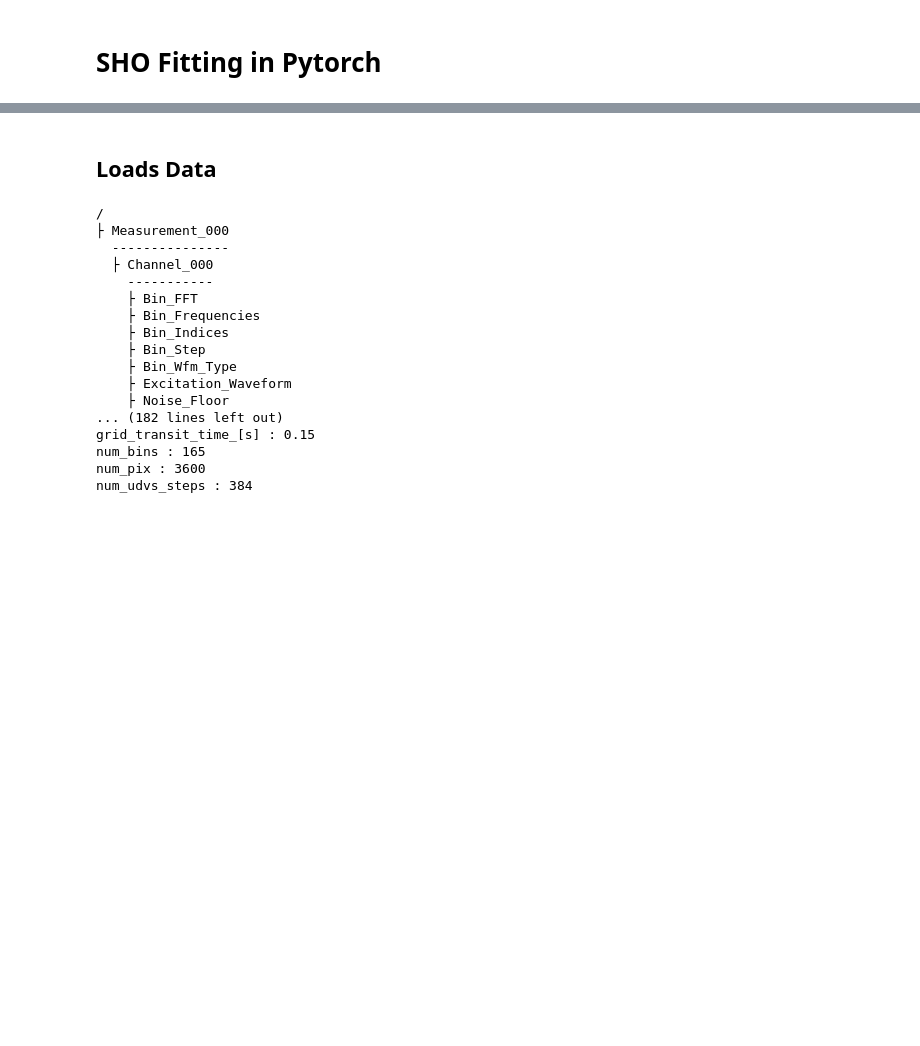
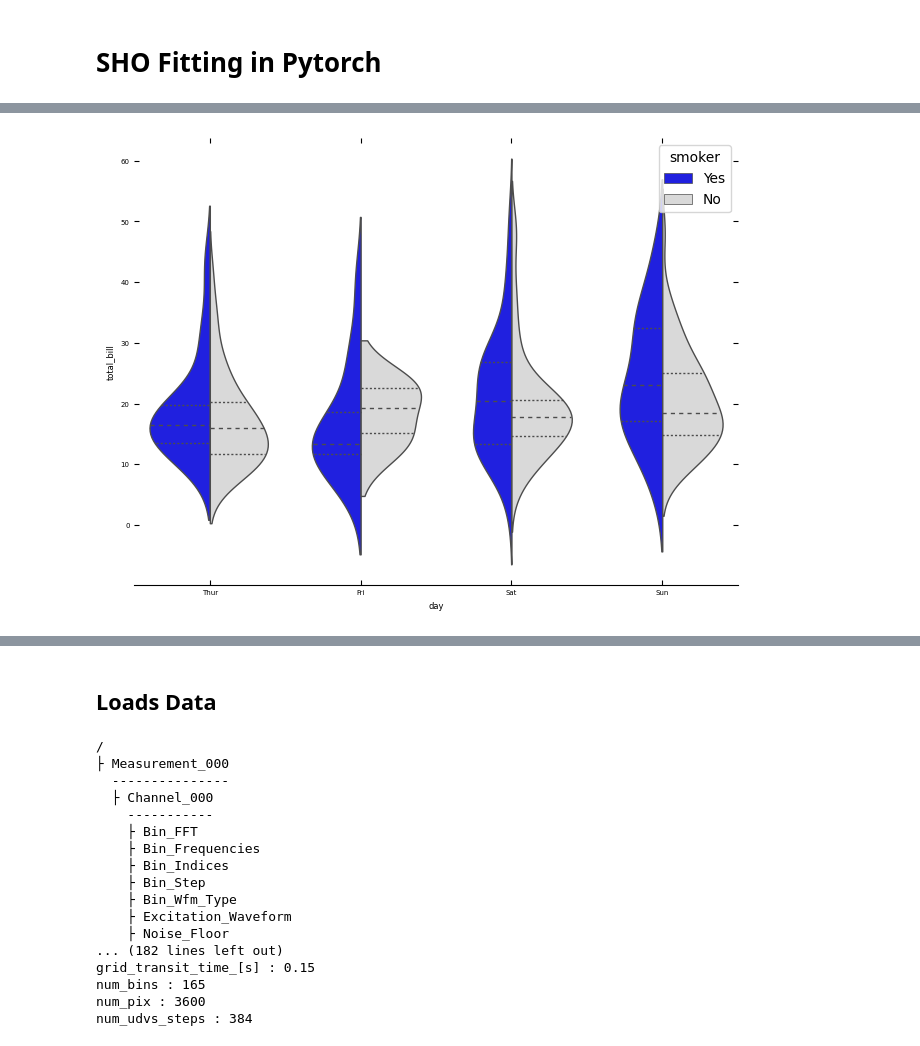
Before and after one commit to m3-learning/m3_learning_old, a Jupyter notebook: m3_learning/papers/2023_Rapid_Fitting/3_Pytorch_SHO_Fitter.ipynb, the cells around one changed output, grey strips where cells are left out. Cells and saved outputs as stored; diff of their text form; code cells hidden in the pictures; blank space fills up the shorter version.

```diff
--- a/m3_learning/papers/2023_Rapid_Fitting/3_Pytorch_SHO_Fitter.ipynb
+++ b/m3_learning/papers/2023_Rapid_Fitting/3_Pytorch_SHO_Fitter.ipynb
@@ -44,15 +44,17 @@ To enable them in other operations, rebuild TensorFlow with the appropriate comp
 printing set for seaborn
 # %%
-# import seaborn as sns
+import seaborn as sns
 # sns.set_theme(style="whitegrid")
 
-# # Load the example tips dataset
-# tips = sns.load_dataset("tips")
+# Load the example tips dataset
+tips = sns.load_dataset("tips")
 
-# # Draw a nested violinplot and split the violins for easier comparison
-# sns.violinplot(data=tips, x="day", y="total_bill", hue="smoker",
-#                split=True, inner="quart", linewidth=1,
-#                palette={"Yes": "b", "No": ".85"})
-# sns.despine(left=True)
+# Draw a nested violinplot and split the violins for easier comparison
+sns.violinplot(data=tips, x="day", y="total_bill", hue="smoker",
+               split=True, inner="quart", linewidth=1,
+               palette={"Yes": "b", "No": ".85"})
+sns.despine(left=True)
 
-# plt.show()
+plt.show()
+# %% [output]
+[figure, added]
```
Also changed, not shown: parts of 12 cells of this notebook, 2 other files.
